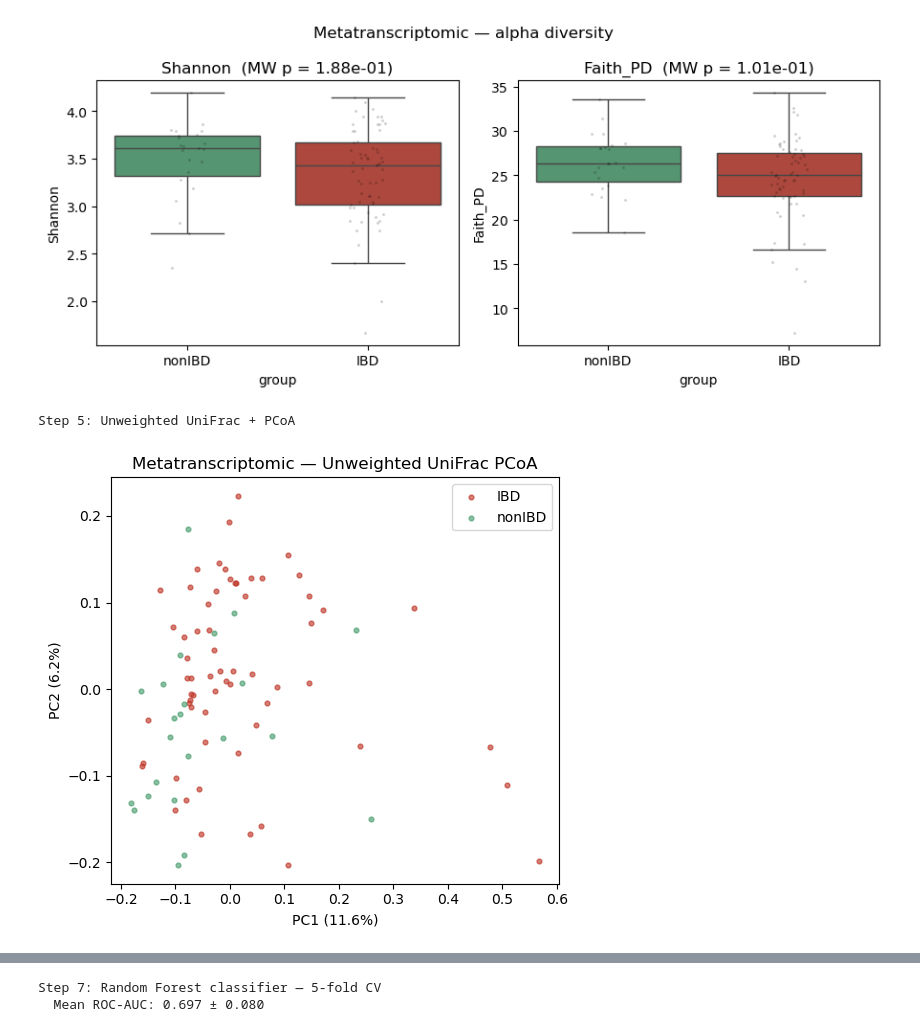
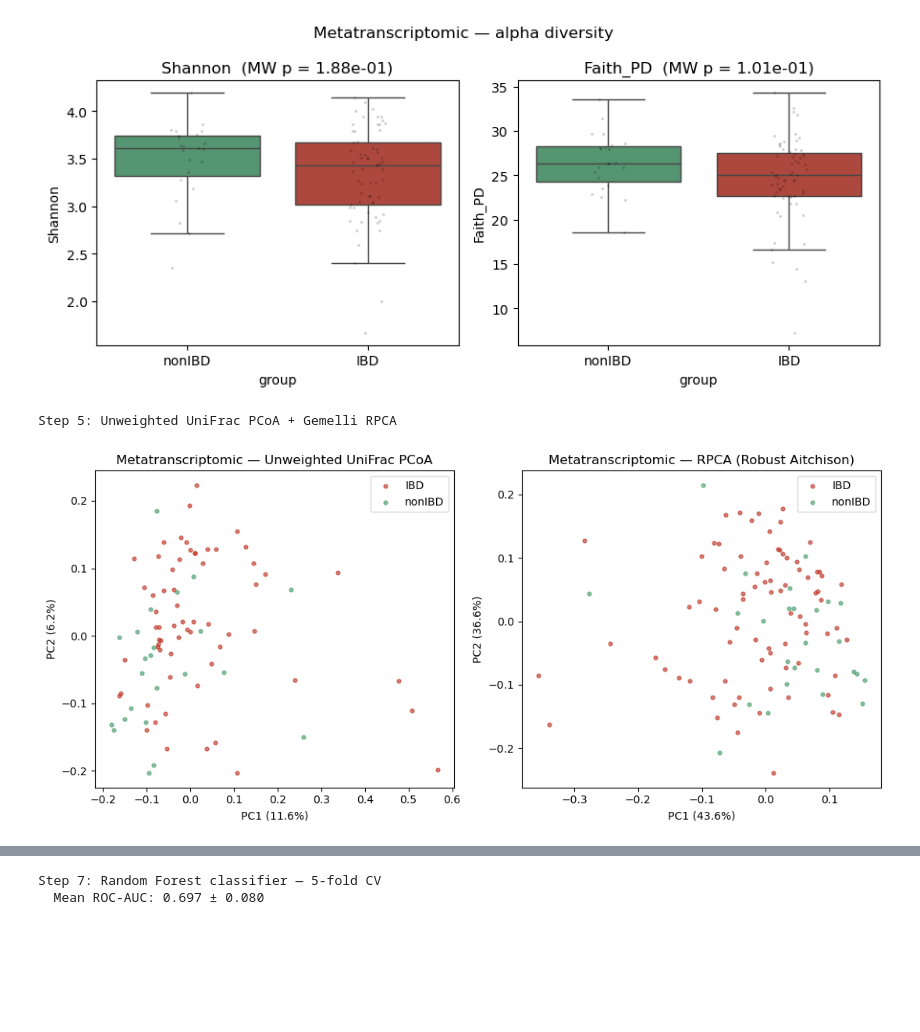
Before and after one commit to lucaspatel/nph_workshop, a Jupyter notebook: tutorial.ipynb, the cells around one changed output, grey strips where cells are left out. Saved outputs shown, nothing was run; the diff lists cells and outputs as text; code cells hidden in the pictures; blank space fills up the shorter version.

Commit message:
minor fix of rpca for metaT

```diff
--- a/tutorial.ipynb
+++ b/tutorial.ipynb
@@ -935,9 +935,9 @@ def rarefy_table(X, depth, seed=SEED):
     return pd.DataFrame(out, index=X.index, columns=X.columns)
 
 
-def shear_tree(tree, names, tips=tree_tips):
+def shear_tree(tree, names):
     """Return a tree pruned to the given tip names (silent on missing)."""
-    return tree.shear(tips & set(names))
+    return tree.shear(set(names))
 
 def load_tax(path):
     t = pd.read_csv(path, sep="\t", header=None,
@@ -1261,24 +1261,46 @@ plt.tight_layout(); plt.show()
 Step 4: Alpha diversity (Shannon + Faith's PD)
 [figure]
 # %%
-# --- Step 5: unweighted UniFrac + PCoA ---
-print("\nStep 5: Unweighted UniFrac + PCoA")
-dm = unifrac_compat(X_rare, sub_tree)
-ord_res = pcoa(dm, number_of_dimensions=3)
-coords = ord_res.samples.iloc[:, :2].copy()
-coords.columns = ["PC1", "PC2"]
-coords["group"] = m_rare.loc[coords.index, "group"]
-pv1, pv2 = ord_res.proportion_explained.iloc[:2] * 100
+# --- Step 5: Unweighted UniFrac PCoA + RPCA biplot ---
+print("\nStep 5: Unweighted UniFrac PCoA + Gemelli RPCA")
 
-fig, ax = plt.subplots(figsize=(5.5, 5))
-for g, sub in coords.groupby("group"):
-    ax.scatter(sub["PC1"], sub["PC2"], s=12, alpha=0.65,
-               c=PALETTE[g], label=g)
-ax.set(xlabel=f"PC1 ({pv1:.1f}%)", ylabel=f"PC2 ({pv2:.1f}%)",
-       title=f"{label} — Unweighted UniFrac PCoA")
-ax.legend()
+# Left panel: unweighted UniFrac PCoA
+dm = beta_diversity("unweighted_unifrac", X_rare, tree=sub_tree, validate=False)
+uu_ord = pcoa(dm, number_of_dimensions=3)
+uu_coords = uu_ord.samples.iloc[:, :2].copy()
+uu_coords.columns = ["PC1", "PC2"]
+uu_coords["group"] = m_rare.loc[uu_coords.index, "group"]
+uu_pv1, uu_pv2 = uu_ord.proportion_explained.iloc[:2] * 100
+
+# Right panel: RPCA on the *unrarefied* filtered table
+# RPCA is compositional — do NOT rarefy first. Use X (filtered counts) here.
+biom_tbl = Table(X.T.values, observation_ids=X.columns, sample_ids=X.index) # RPCA needs a biom.Table
+
+rpca_ord, rpca_dist = rpca(biom_tbl)
+rp_coords = rpca_ord.samples.iloc[:, :2].copy()
+rp_coords.columns = ["PC1", "PC2"]
+rp_coords["group"] = meta.loc[rp_coords.index, "group"]
+rp_pv1, rp_pv2 = rpca_ord.proportion_explained.iloc[:2] * 100
+
+# Plot
+fig, axes = plt.subplots(1, 2, figsize=(11, 5))
+
+for g, sub in uu_coords.groupby("group"):
+    axes[0].scatter(sub["PC1"], sub["PC2"], s=12, alpha=0.65,
+                    c=PALETTE[g], label=g)
+axes[0].set(xlabel=f"PC1 ({uu_pv1:.1f}%)", ylabel=f"PC2 ({uu_pv2:.1f}%)",
+            title=f"{label} — Unweighted UniFrac PCoA")
+axes[0].legend()
+
+for g, sub in rp_coords.groupby("group"):
+    axes[1].scatter(sub["PC1"], sub["PC2"], s=12, alpha=0.65,
+                    c=PALETTE[g], label=g)
+axes[1].set(xlabel=f"PC1 ({rp_pv1:.1f}%)", ylabel=f"PC2 ({rp_pv2:.1f}%)",
+            title=f"{label} — RPCA (Robust Aitchison)")
+axes[1].legend()
+
 plt.tight_layout(); plt.show()
 # %% [output]
-Step 5: Unweighted UniFrac + PCoA
+Step 5: Unweighted UniFrac PCoA + Gemelli RPCA
-[figure, old version]
+[figure, new version]
 # %%
```
Also changed, not shown: parts of 3 cells of this notebook.
